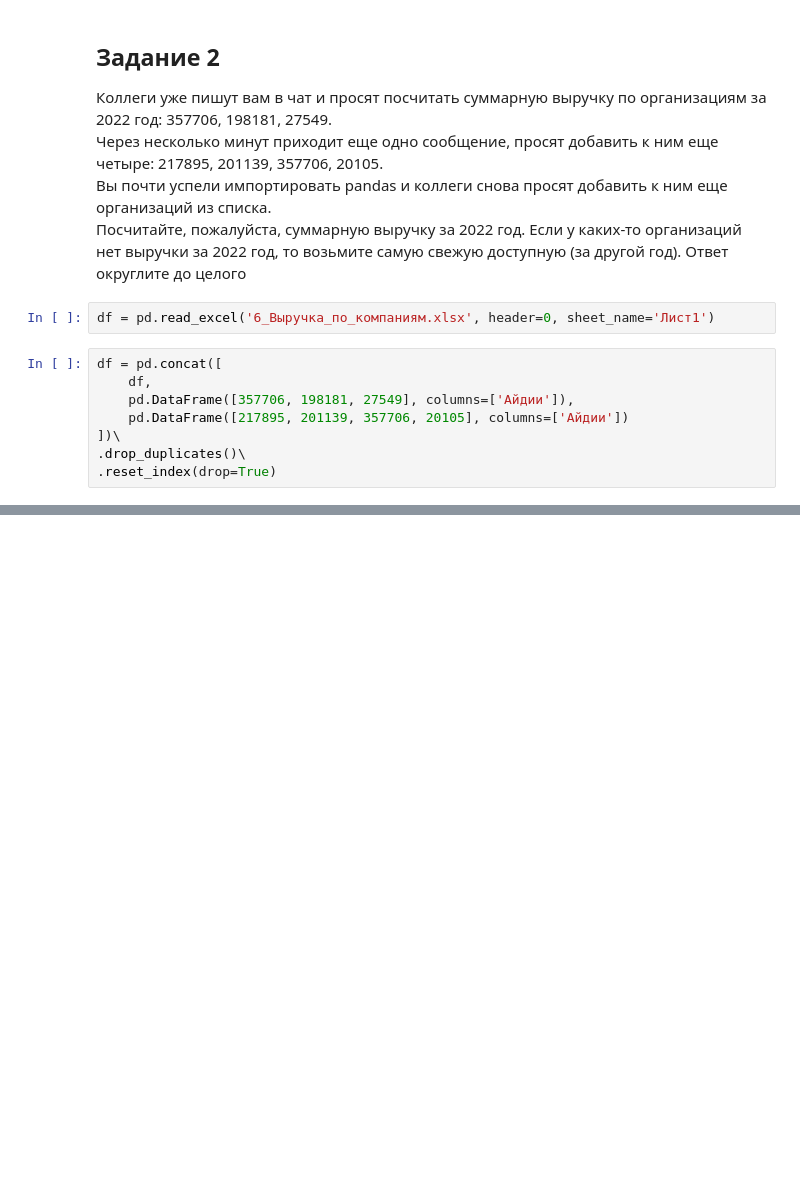
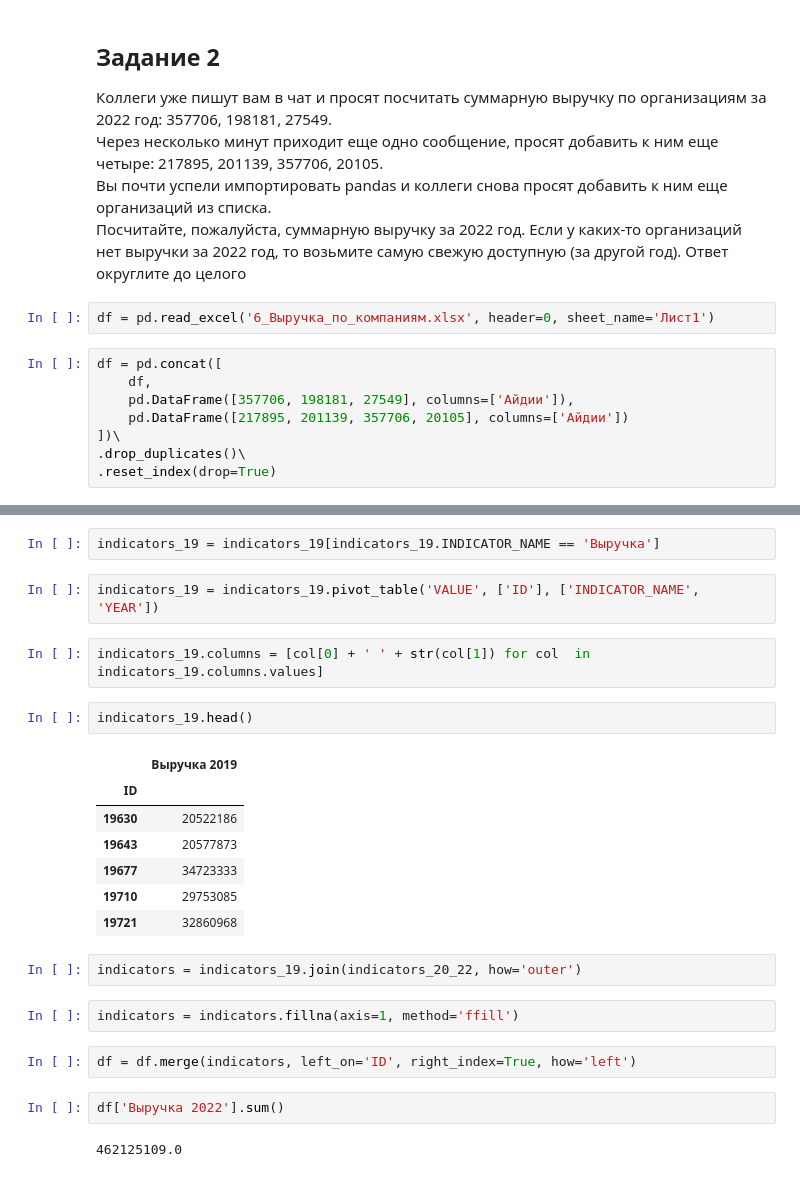
Before and after one commit to gbrs/basics_of_pandas, a Jupyter notebook: 6_5.ipynb, the cells around one changed output, grey strips where cells are left out. Saved outputs shown, nothing was run; the diff lists cells and outputs as text; blank space fills up the shorter version.

```diff
--- a/6_5.ipynb
+++ b/6_5.ipynb
@@ -129,0 +172,26 @@ df = pd.concat([
+# %%
+indicators_19 = indicators_19[indicators_19.INDICATOR_NAME == 'Выручка']
+# %%
+indicators_19 = indicators_19.pivot_table('VALUE', ['ID'], ['INDICATOR_NAME', 'YEAR'])
+# %%
+indicators_19.columns = [col[0] + ' ' + str(col[1]) for col  in indicators_19.columns.values]
+# %%
+indicators_19.head()
+# %% [output]
+|  | Выручка 2019 |
+| ID |  |
+| 19630 | 20522186 |
+| 19643 | 20577873 |
+| 19677 | 34723333 |
+| 19710 | 29753085 |
+| 19721 | 32860968 |
+# %%
+indicators = indicators_19.join(indicators_20_22, how='outer')
+# %%
+indicators = indicators.fillna(axis=1, method='ffill')
+# %%
+df = df.merge(indicators, left_on='ID', right_index=True, how='left')
+# %%
+df['Выручка 2022'].sum()
+# %% [output]
+462125109.0
```
Also changed, not shown: parts of 7 cells of this notebook, 4 other files.
